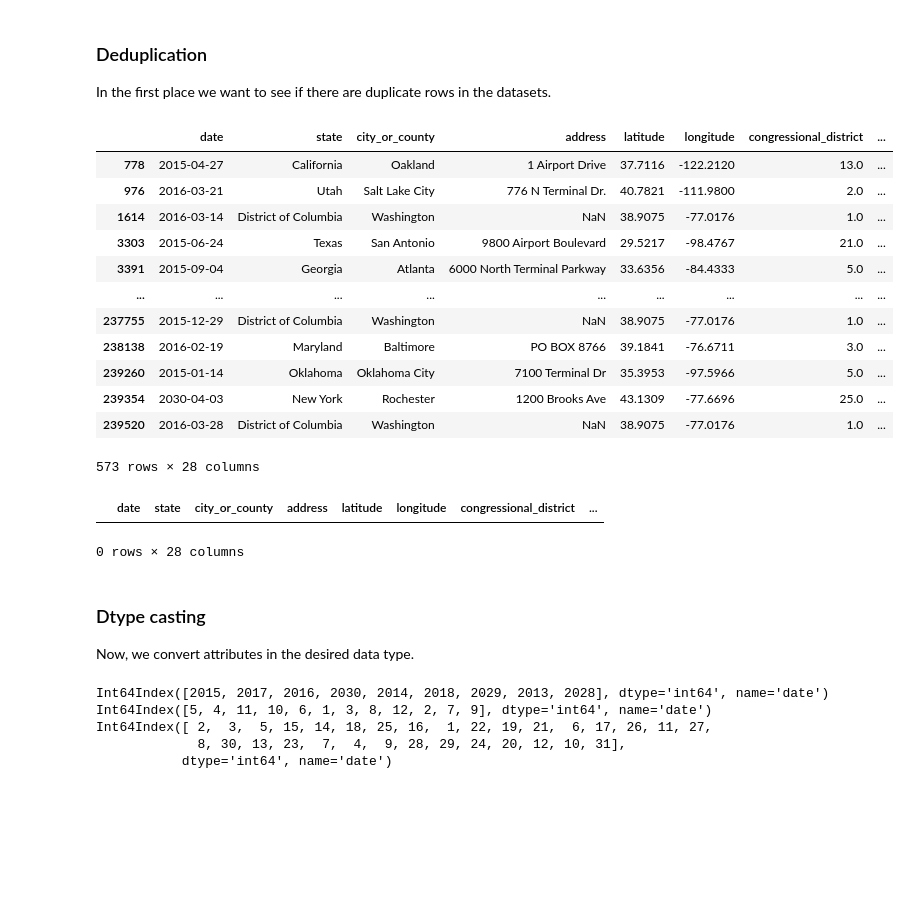
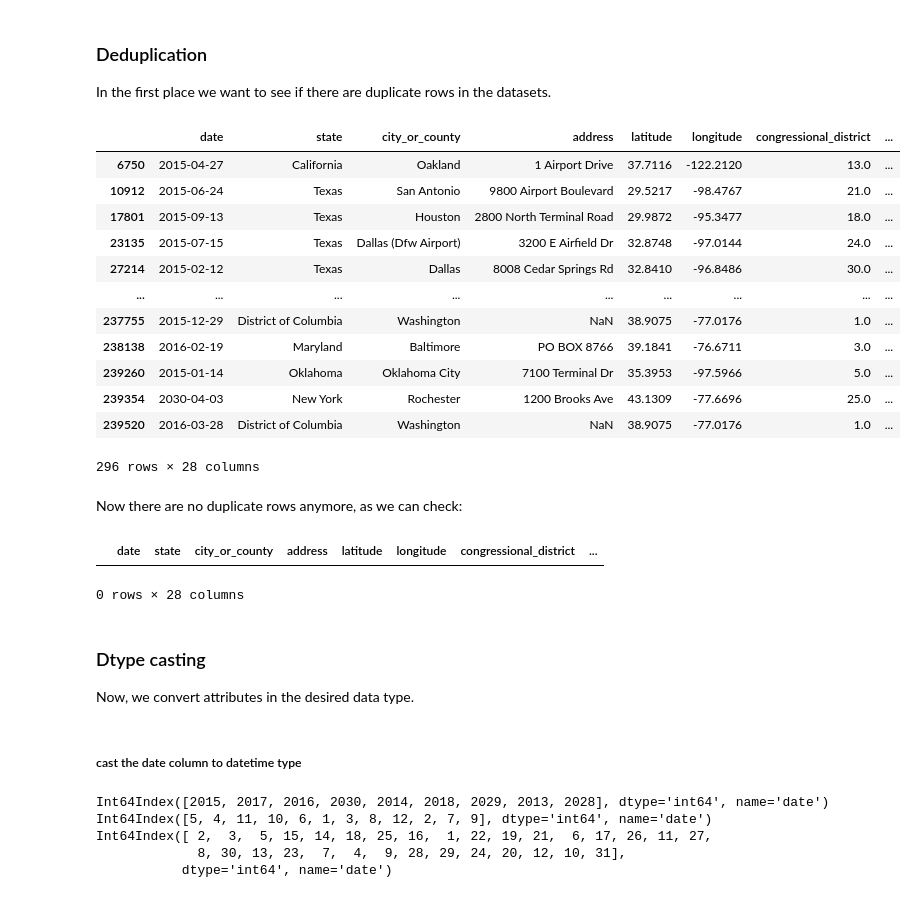
Before and after one commit to irenedovichi/DM-project, a Jupyter notebook: DataUnderstanding.ipynb, the cells around one changed output. Cells and saved outputs as stored; diff of their text form; code cells hidden in the pictures; blank space fills up the shorter version.

```diff
--- a/DataUnderstanding.ipynb
+++ b/DataUnderstanding.ipynb
@@ -206,31 +206,35 @@ dtype: bool
 In the first place we want to see if there are duplicate rows in the datasets.
 # %%
 # We want to see if there are duplicate rows in df_incidents
-df_incidents[df_incidents.duplicated(keep=False)]
+df_incidents[df_incidents.duplicated()]
 # %% [output]
 |  | date | state | city_or_county | address | latitude | longitude | congressional_district | ... |
-| 778 | 2015-04-27 | California | Oakland | 1 Airport Drive | 37.7116 | -122.2120 | 13.0 | ... |
-| 976 | 2016-03-21 | Utah | Salt Lake City | 776 N Terminal Dr. | 40.7821 | -111.9800 | 2.0 | ... |
-| 1614 | 2016-03-14 | District of Columbia | Washington | NaN | 38.9075 | -77.0176 | 1.0 | ... |
-| 3303 | 2015-06-24 | Texas | San Antonio | 9800 Airport Boulevard | 29.5217 | -98.4767 | 21.0 | ... |
-| 3391 | 2015-09-04 | Georgia | Atlanta | 6000 North Terminal Parkway | 33.6356 | -84.4333 | 5.0 | ... |
+| 6750 | 2015-04-27 | California | Oakland | 1 Airport Drive | 37.7116 | -122.2120 | 13.0 | ... |
+| 10912 | 2015-06-24 | Texas | San Antonio | 9800 Airport Boulevard | 29.5217 | -98.4767 | 21.0 | ... |
+| 17801 | 2015-09-13 | Texas | Houston | 2800 North Terminal Road | 29.9872 | -95.3477 | 18.0 | ... |
+| 23135 | 2015-07-15 | Texas | Dallas (Dfw Airport) | 3200 E Airfield Dr | 32.8748 | -97.0144 | 24.0 | ... |
+| 27214 | 2015-02-12 | Texas | Dallas | 8008 Cedar Springs Rd | 32.8410 | -96.8486 | 30.0 | ... |
 | ... | ... | ... | ... | ... | ... | ... | ... | ... |
 | 237755 | 2015-12-29 | District of Columbia | Washington | NaN | 38.9075 | -77.0176 | 1.0 | ... |
 | 238138 | 2016-02-19 | Maryland | Baltimore | PO BOX 8766 | 39.1841 | -76.6711 | 3.0 | ... |
 | 239260 | 2015-01-14 | Oklahoma | Oklahoma City | 7100 Terminal Dr | 35.3953 | -97.5966 | 5.0 | ... |
 | 239354 | 2030-04-03 | New York | Rochester | 1200 Brooks Ave | 43.1309 | -77.6696 | 25.0 | ... |
 | 239520 | 2016-03-28 | District of Columbia | Washington | NaN | 38.9075 | -77.0176 | 1.0 | ... |
-573 rows × 28 columns
+296 rows × 28 columns
 # %%
 df_incidents.drop_duplicates(inplace=True) # we drop the duplicated rows from the dataframe.
-# now there are not dup rows anymore, as we can check:
-df_incidents[df_incidents.duplicated()]
-# %% [output]
-|  | date | state | city_or_county | address | latitude | longitude | congressional_district | ... |
-0 rows × 28 columns
+# %% [markdown]
+Now there are no duplicate rows anymore, as we can check:
+# %%
+df_incidents[df_incidents.duplicated()]
+# %% [output]
+|  | date | state | city_or_county | address | latitude | longitude | congressional_district | ... |
+0 rows × 28 columns
 # %% [markdown]
 ### Dtype casting
 Now, we convert attributes in the desired data type.
+# %% [markdown]
+##### cast the date column to datetime type
 # %%
 df_incidents.date=pd.to_datetime(df_incidents.date) # we convert the date column to datetime type
 print(pd.DatetimeIndex(df_incidents.date).year.unique()) # we check that the year column is correct
```
Also changed, not shown: parts of 45 cells of this notebook.
